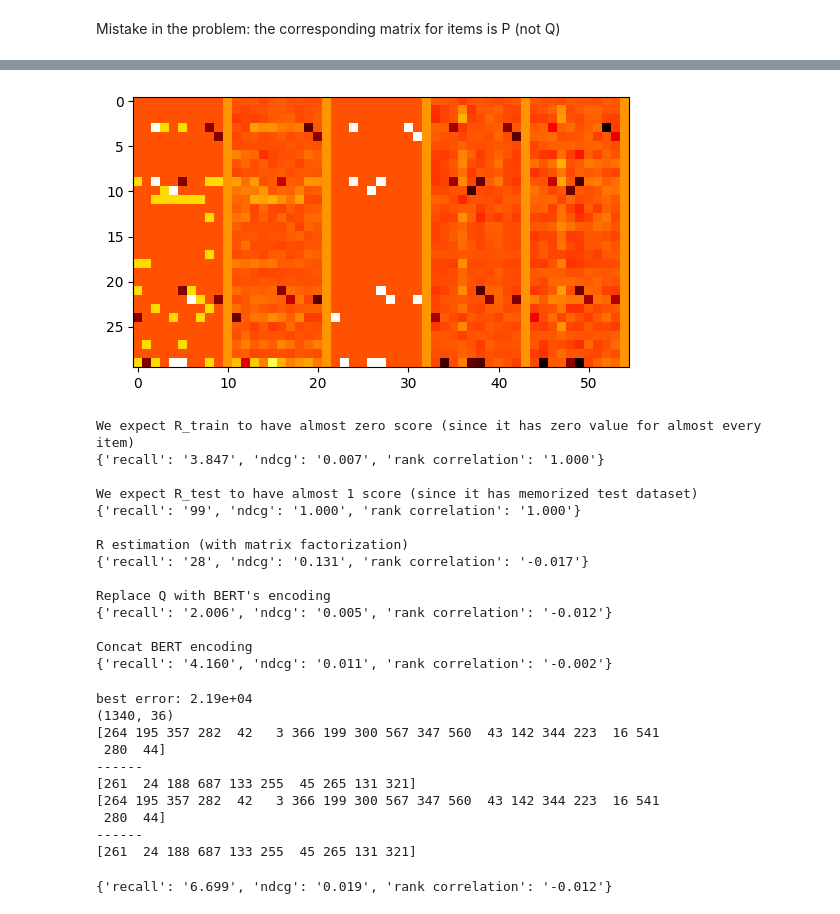
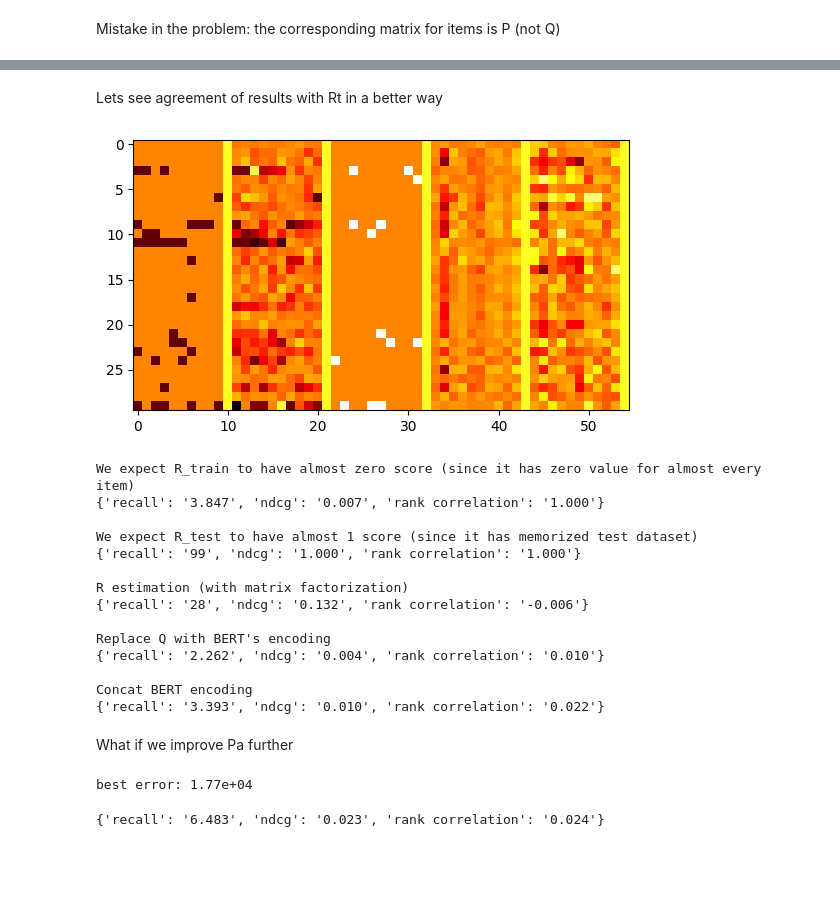
Before and after one commit to aeirya/information-retrieval-course, a Jupyter notebook: hw3/hw3_local.ipynb, the cells around one changed output, grey strips where cells are left out. Saved outputs shown, nothing was run; the diff lists cells and outputs as text; code cells hidden in the pictures; blank space fills up the shorter version.

```diff
--- a/hw3/hw3_local.ipynb
+++ b/hw3/hw3_local.ipynb
@@ -25,12 +30,8 @@ Max items of a user in test dataset: 36
 # %%
-# 1.
-R, Rt = train_test_mtx(return_dfs=False, return_id_maps=False)
-
 # 2.
 print("factorizing interaction matrix:")
 
-Q, P = mf(R, print_step=8, lr =(2e-2, 1e-3), n_epochs=400, sampled_epochs=350, sample_size=0.1)
-# Q, P = mf(R, **mf_default_config, print_step=5)
+Q, P = mf(R, print_step=8, lr =(1e-2, 1e-3), n_epochs=800, sampled_epochs=700, sample_size=0.05)
 Rm = Q @ P.T
 # %% [output]
 factorizing interaction matrix:
@@ -147,5 +105,8 @@ df
 # %%
 def find_window(w, h):
+    '''
+    returns a frame with most available test items
+    '''
     n, m = Rt.shape
     a = np.zeros((n-h, m-w))
     for i in range(a.shape[0]):
@@ -163,7 +124,6 @@ def win(M, width=10, height=30):
     global i, j
     if i < 0 and j < 0:
         i, j = find_window(width, height)
-        print("set i , j")
 
     return M[i:i+height, j:j+width]
 
@@ -172,5 +132,5 @@ RRmRtRaRb = (R, Rm, Rt, Ra, Rb)
 RRmRtRaRb = [win(M) for M in RRmRtRaRb]
 
 heatmaps(RRmRtRaRb)
-heatmaps([M*win(Rt) for M in RRmRtRaRb])
+# heatmaps([M*win(Rt) for M in RRmRtRaRb])
 # %% [output]
@@ -180,12 +138,22 @@ set i , j
+# %% [markdown]
+Lets see agreement of results with Rt in a better way
 # %%
 def mark(M, windowed=True):
-    # return M
+    '''
+    highlight M in such a way:
+    if M agrees with test, it gets brighter
+    if M disgrees with test, it gets darker
+    '''
+
     T = win(Rt) if windowed else Rt
-    return M + ((M - 0.5)*(T - 0.5)) * 1.2
+    M = M.copy()
+    M[T == 0] = -1 * M[T == 0]
+    M[(M<0.5) & (T==1)] = 0
+    return M
 
 heatmaps([mark(win(M)) for M in (R, Rm, Rt, Ra, Rb)])
 # %% [output]
-[figure, old version]
+[figure, new version]
 # %%
 print("We expect R_train to have almost zero score (since it has zero value for almost every item)")
 print(E0)
@@ -214,26 +182,19 @@ We expect R_test to have almost 1 score (since it has memorized test dataset)
 {'recall': '99', 'ndcg': '1.000', 'rank correlation': '1.000'}
 
 R estimation (with matrix factorization)
-{'recall': '28', 'ndcg': '0.131', 'rank correlation': '-0.017'}
+{'recall': '28', 'ndcg': '0.132', 'rank correlation': '-0.006'}
 
 Replace Q with BERT's encoding
-{'recall': '2.006', 'ndcg': '0.005', 'rank correlation': '-0.012'}
+{'recall': '2.262', 'ndcg': '0.004', 'rank correlation': '0.010'}
 
 Concat BERT encoding
-{'recall': '4.160', 'ndcg': '0.011', 'rank correlation': '-0.002'}
+{'recall': '3.393', 'ndcg': '0.010', 'rank correlation': '0.022'}
+# %% [markdown]
+What if we improve Pa further
 # %%
-Qa, Pa2 = mf(R, qp=(Q, Pb), single_lr=0.001, n_epochs=2, single_epochs=2, sample_s=1, print_step=1, log_step=1)
+Qa, Pa2 = mf(R, qp=(Q, Pb), lr=(1e-2, 1e-3), n_epochs=2, sampled_epochs=1, print_step=1, log_step=1)
 Ra2 = Qa @ Pa2.T
 evaluate(Ra2)
 # %% [output]
-best error: 2.19e+04
-(1340, 36)
-[264 195 357 282  42   3 366 199 300 567 347 560  43 142 344 223  16 541
- 280  44]
-------
-[261  24 188 687 133 255  45 265 131 321]
-[264 195 357 282  42   3 366 199 300 567 347 560  43 142 344 223  16 541
- 280  44]
-------
-[261  24 188 687 133 255  45 265 131 321]
+best error: 1.77e+04
-{'recall': '6.699', 'ndcg': '0.019', 'rank correlation': '-0.012'}
+{'recall': '6.483', 'ndcg': '0.023', 'rank correlation': '0.024'}
```
Also changed, not shown: parts of 16 cells of this notebook, 2 other files.
